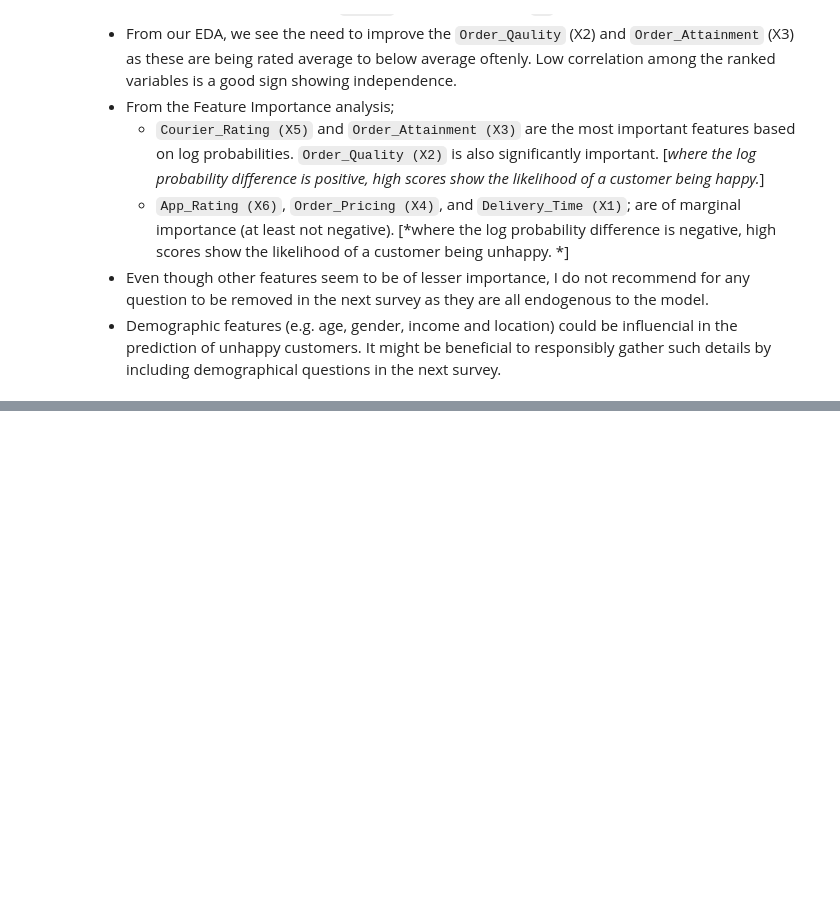
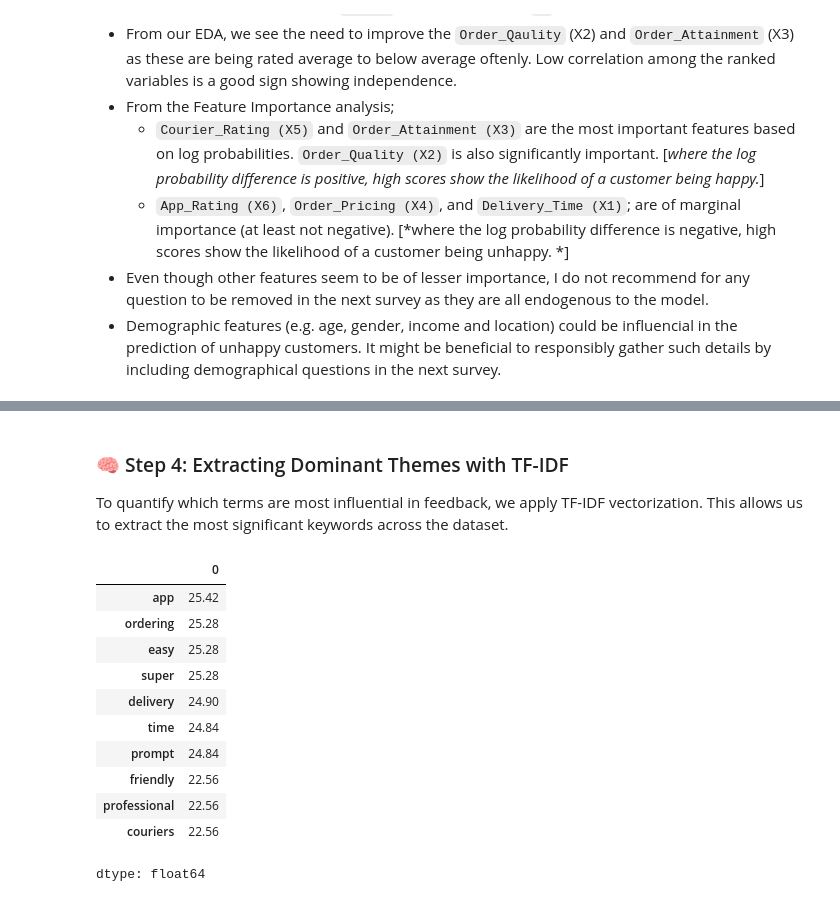
Before and after one commit to AlvinSMoyo/AlvinM_KpEVXA8fWeQhuv6f, a Jupyter notebook: Happy_Customers_AM.ipynb, the cells around one changed output, grey strips where cells are left out. Cells and saved outputs as stored; diff of their text form; code cells hidden in the pictures; blank space fills up the shorter version.

```diff
--- a/Happy_Customers_AM.ipynb
+++ b/Happy_Customers_AM.ipynb
@@ -938,0 +1076,28 @@ Maximising on `Recall` ensures the model captures as many unhappy customers as p
+# %% [markdown]
+### 🧠 Step 4: Extracting Dominant Themes with TF-IDF
+
+To quantify which terms are most influential in feedback, we apply TF-IDF vectorization. This allows us to extract the most significant keywords across the dataset.
+# %%
+#  TF-IDF Keyword Extraction
+
+tfidf = TfidfVectorizer(stop_words='english', max_features=20)
+tfidf_matrix = tfidf.fit_transform(df['cleaned_text'])
+
+# Create a DataFrame of keywords and scores
+tfidf_keywords = pd.DataFrame(tfidf_matrix.toarray(), columns=tfidf.get_feature_names_out())
+
+# Display top keywords
+tfidf_keywords.sum().sort_values(ascending=False).head(10)
+# %% [output]
+|  | 0 |
+| app | 25.42 |
+| ordering | 25.28 |
+| easy | 25.28 |
+| super | 25.28 |
+| delivery | 24.90 |
+| time | 24.84 |
+| prompt | 24.84 |
+| friendly | 22.56 |
+| professional | 22.56 |
+| couriers | 22.56 |
+dtype: float64
```
Also changed, not shown: parts of 19 cells of this notebook.
